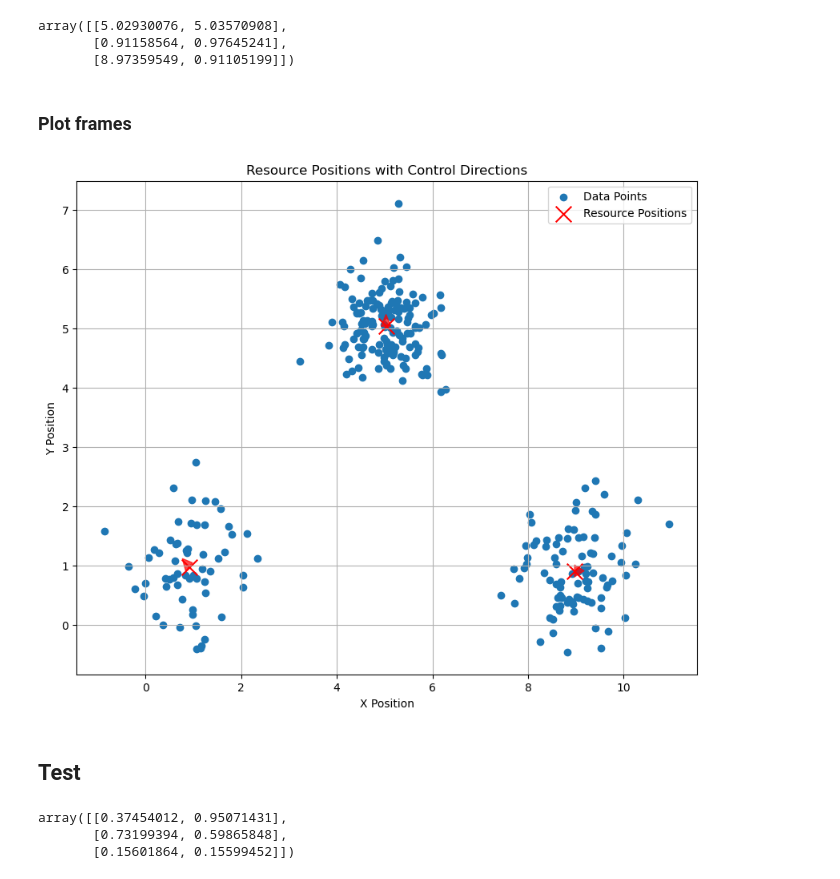
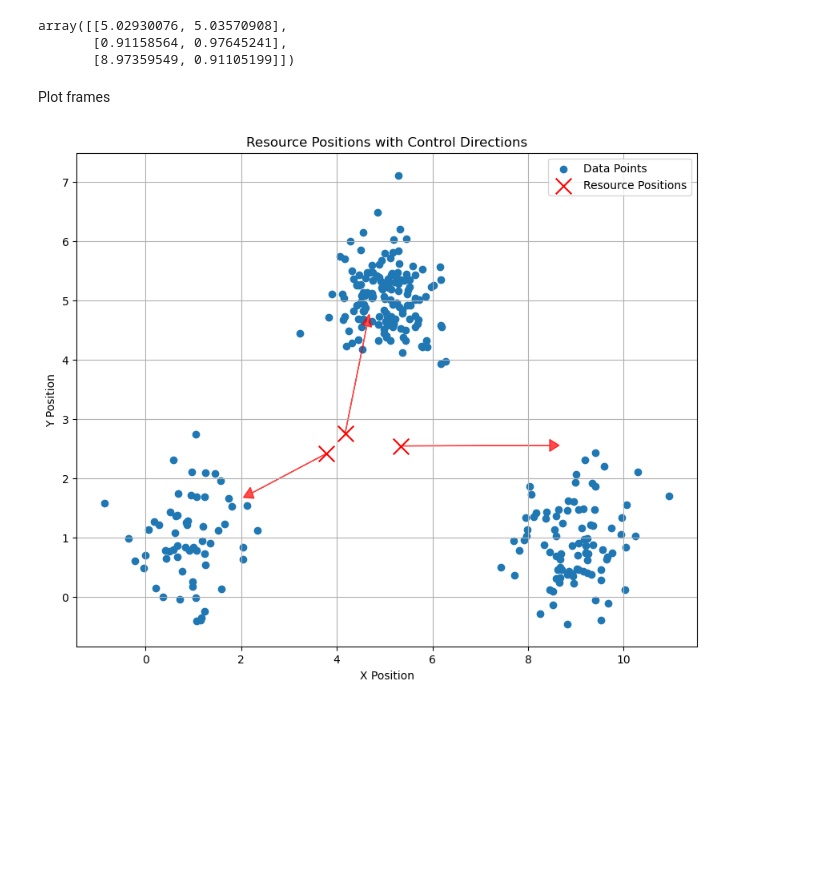
Before and after one commit to alisina75/Constrained-Clustering, a Jupyter notebook: Capacity_Constrained.ipynb, the cells around one changed output. Saved outputs shown, nothing was run; the diff lists cells and outputs as text; code cells hidden in the pictures; blank space fills up the shorter version.

```diff
--- a/Capacity_Constrained.ipynb
+++ b/Capacity_Constrained.ipynb
@@ -840,0 +1087,26 @@ array([[9.99999900e-08, 9.99999800e-01, 9.99999900e-08],
+# %%
+# Initialization of the decision variables
+# Y0 = np.mean(X_init,axis = 0)*np.ones((m,2))
+# Y0 = Y0 + pert * np.random.rand(m,2)
+# Y0 = 10 * np.random.rand(m,2)
+Y0 = np.ones((m,2))
+
+P0 = np.random.rand(N, m)
+P0 = P0 / P0.sum(axis=1, keepdims=True)
+# P0 = 1/m * np.ones((N,m))
+
+Py = np.sum(Px @ P0, axis = 0)
+c = 0.4 * np.ones(m) + pert
+
+# Setting the coefficients
+alpha_h = 20
+alpha_l = 20
+p = 1000
+gamma = 1
+beta = 0.2
+u_b = 1
+z0 = np.concatenate([Y0.flatten(), P0.flatten(), np.array([beta])])
+# %%
+T_f = 5
+dt = 0.005
+times, sol_traj = euler_forward(dynamics, z0, X_init, q, u_b, p, gamma, alpha_h, alpha_l, N, m, T_f, dt, tol=0.05)
@@ -840,0 +1115,9 @@ array([[9.99999900e-08, 9.99999800e-01, 9.99999900e-08],
+# %%
+# Extract trajectory components from sol_traj
+num_steps = sol_traj.shape[0]
+n_Y = m * 2  # Y has shape (m, 2)
+n_P = N * m  # P has shape (N, m)
+
+Y_traj = sol_traj[:, :n_Y].reshape(num_steps, m, 2)  # (timesteps, m, 2)
+P_traj = sol_traj[:, n_Y:n_Y+n_P].reshape(num_steps, N, m)  # (timesteps, N, m)
+beta_traj = sol_traj[:, -1]  # (timesteps,)
@@ -845,7 +1180,7 @@ array([[9.99999900e-08, 9.99999800e-01, 9.99999900e-08],
 np.random.seed(17)
 
 # Simulation parameters
-T_f = 10 # Total time
+T_f = 5 # Total time
 dt = 0.001  # Time step
 times = np.arange(0, T_f, dt)  # Time vector
 Y_traj = np.zeros((m,2,len(times)))
@@ -866,7 +1201,7 @@ Y = np.ones((m,2)) + pert * np.random.rand(m,2)
 # Setting the coefficients
 p = 1000
 gamma = 1
-beta = 0.1
+beta = 0.2
 u_b = 1
 
 run_time_cvx = []
@@ -1030,43 +1365,35 @@ Y_test
 array([[5.02930076, 5.03570908],
        [0.91158564, 0.97645241],
        [8.97359549, 0.91105199]])
-# %% [markdown]
-### Plot frames
+# %% [markdown]
+Plot frames
 # %%
-ind = -2 # Frame index
+ind = 1000 # Frame index
 
 # Normalize the control vectors to have a length of l
 l = 1
 # u_y_frame = l * u_y_traj[:,:,ind] / np.linalg.norm(u_y_traj[:,:,ind], axis=1, keepdims=True)
 u_y_frame = u_y_traj[:,:,ind]
 
 # Plot resource positions and control arrows
 plt.figure(figsize=(10, 8))  # Set the size of the plot
 plt.scatter(X_init[:, 0], X_init[:, 1], label='Data Points')
 plt.scatter(Y_traj[:, 0, ind], Y_traj[:, 1, ind], color="red", label="Resource Positions", s=200, marker="x")
 
 # Add arrows for control directions
 for i in range(Y_traj[:,:,ind].shape[0]):  # Iterate over all resources
     plt.arrow(
         Y_traj[i,0,ind], Y_traj[i,1,ind],               # Starting point of the arrow (resource position)
         u_y_frame[i, 0], u_y_frame[i, 1],  # Arrow direction (normalized control vector)
         head_width=0.2, head_length=0.2, fc="red", ec="red", alpha=0.7
     )
 
 # Customize the plot
 plt.title("Resource Positions with Control Directions")
 plt.xlabel("X Position")
 plt.ylabel("Y Position")
 plt.legend()
 plt.grid(True)
 plt.show()
 # %% [output]
-[figure, old version]
+[figure, new version]
-# %% [markdown]
-## Test
-# %%
-np.random.rand(m,2)
-# %% [output]
-array([[0.37454012, 0.95071431],
-       [0.73199394, 0.59865848],
-       [0.15601864, 0.15599452]])
```
Also changed, not shown: parts of 86 cells of this notebook, 1 other file.
